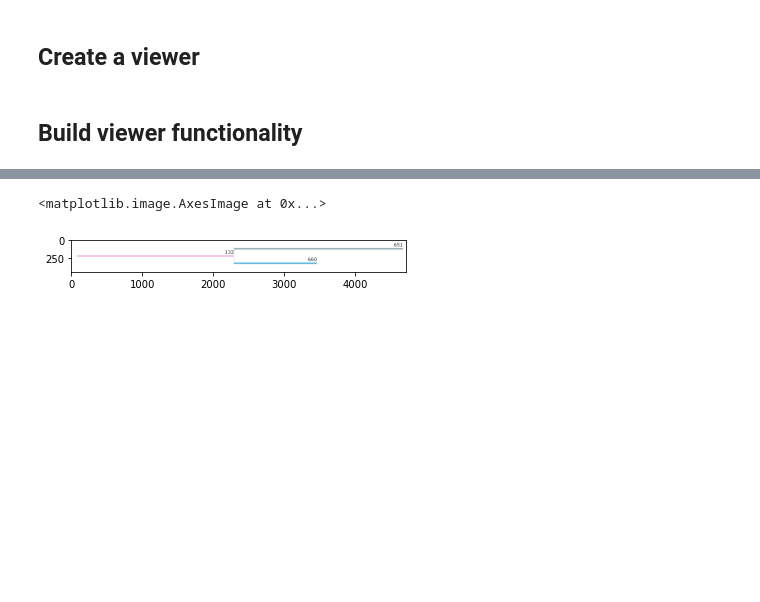
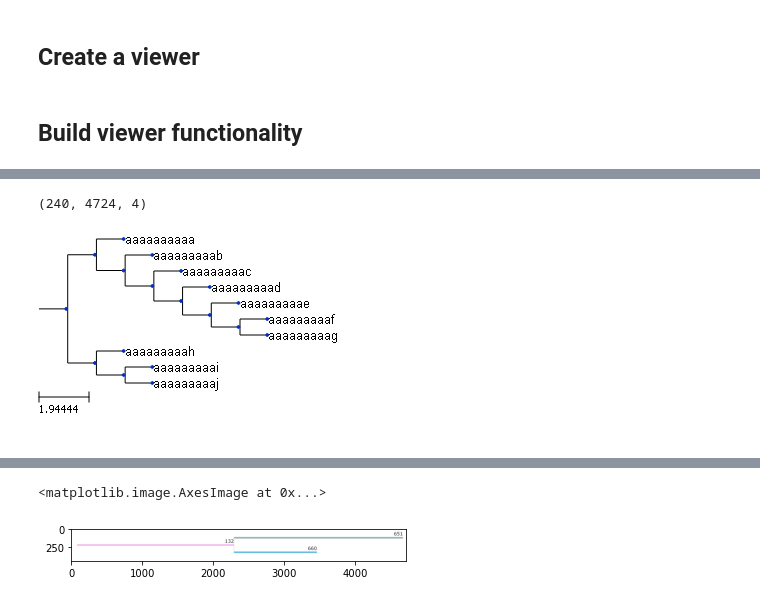
Before and after one commit to fjorka/tracking_pipeline, a Jupyter notebook: notebooks/04_tracking_correction_napari.ipynb, the cells around one changed output, grey strips where cells are left out. Saved outputs shown, nothing was run; the diff lists cells and outputs as text; code cells hidden in the pictures; blank space fills up the shorter version.

```diff
--- a/notebooks/04_tracking_correction_napari.ipynb
+++ b/notebooks/04_tracking_correction_napari.ipynb
@@ -267,0 +671,4 @@ family_im = my_napari.generate_family_image(df,labels_layer,current_track,graph_
+# %%
+family_im.shape
+# %% [output]
+(240, 4724, 4)
@@ -267,0 +686,11 @@ family_im = my_napari.generate_family_image(df,labels_layer,current_track,graph_
+# %%
+t = Tree()
+t.populate(10)
+ts = TreeStyle()
+ts.show_leaf_name = True
+ts.show_branch_length = True
+ts.show_branch_support = True
+test = t.render('test.pdf')
+t.render("%%inline")
+# %% [output]
+[figure, added]
```
Also changed, not shown: parts of 73 cells of this notebook, 3 other files.
